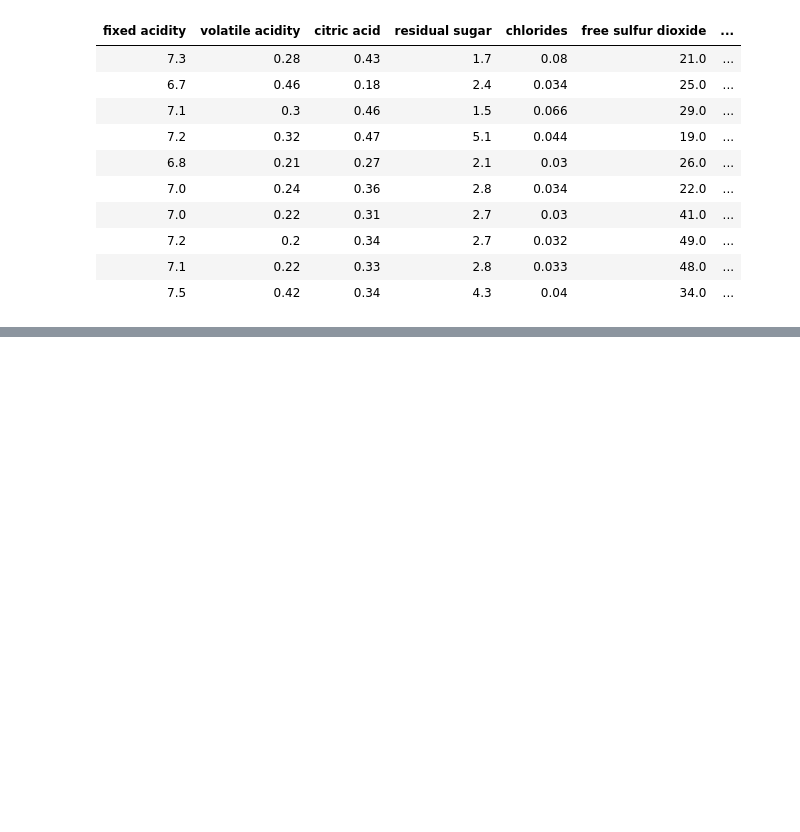
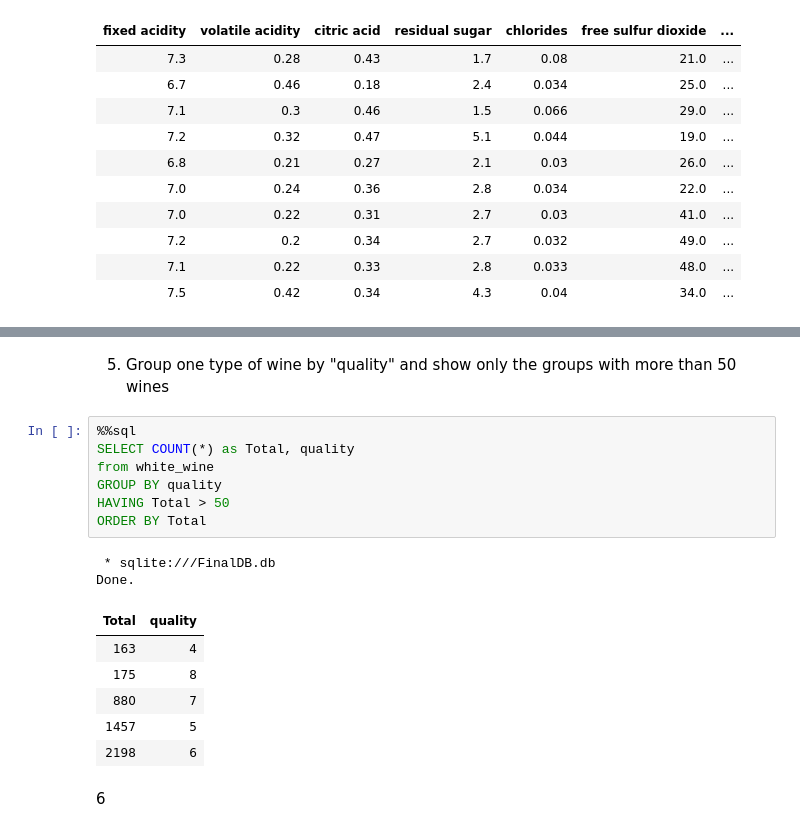
Before and after one commit to CalinP1/SQL_sandbox, a Jupyter notebook: project.ipynb, the cells around one changed output, grey strips where cells are left out. Drawn from its saved outputs; the diff is of its cells as text; blank space fills up the shorter version.

Commit message:
New exs. with gourp/having/orderby

```diff
--- a/project.ipynb
+++ b/project.ipynb
@@ -138,0 +190,20 @@ Done.
+# %% [markdown]
+5) Group one type of wine by "quality" and show only the groups with more than 50 wines
+# %%
+%%sql
+SELECT COUNT(*) as Total, quality
+from white_wine
+GROUP BY quality
+HAVING Total > 50
+ORDER BY Total
+# %% [output]
+ * sqlite:///FinalDB.db
+Done.
+| Total | quality |
+| 163 | 4 |
+| 175 | 8 |
+| 880 | 7 |
+| 1457 | 5 |
+| 2198 | 6 |
+# %% [markdown]
+6
```
Also changed, not shown: parts of 7 cells of this notebook, 1 other file.
